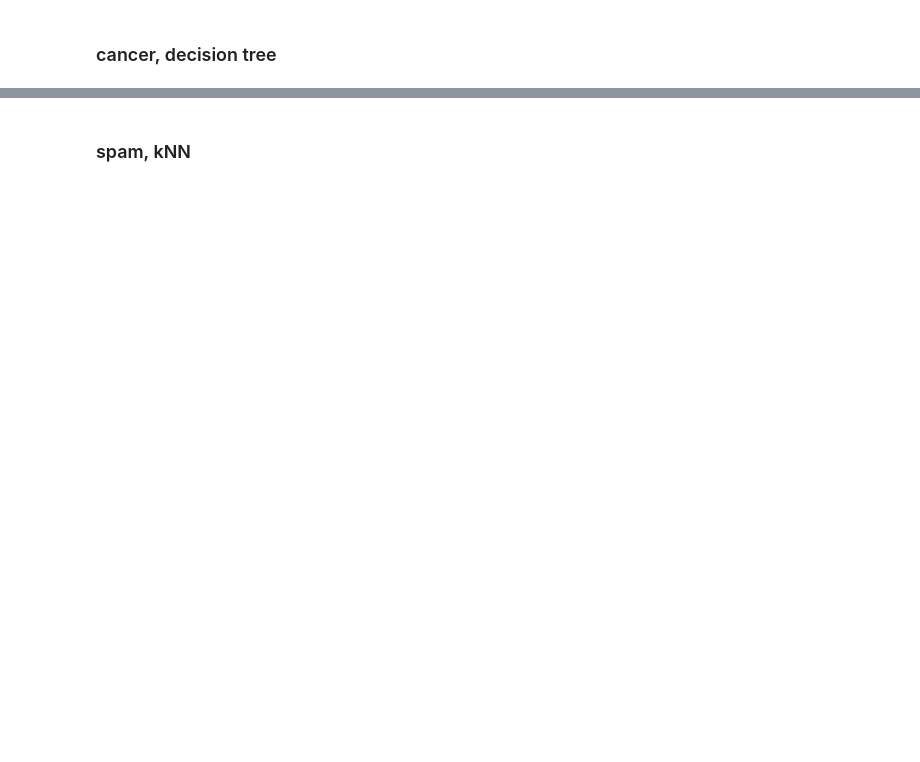
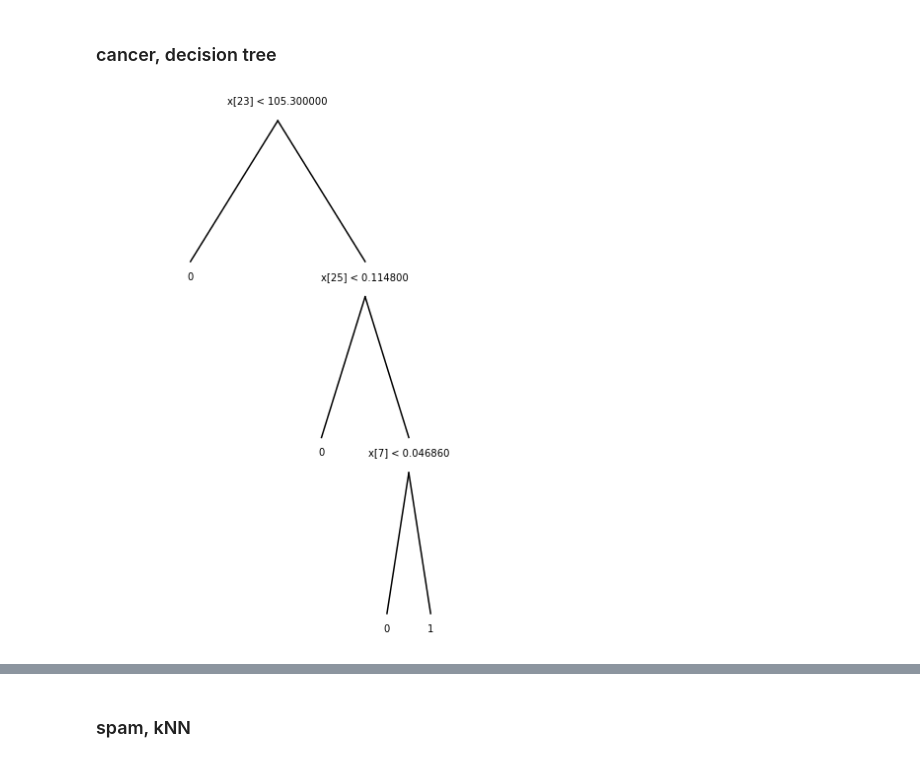
Before and after one commit to yegorov-boris/bioinf, a Jupyter notebook: HW3_Trees.ipynb, the cells around one changed output, grey strips where cells are left out. Cells and saved outputs as stored; diff of their text form; code cells hidden in the pictures; blank space fills up the shorter version.

```diff
--- a/HW3_Trees.ipynb
+++ b/HW3_Trees.ipynb
@@ -320,2 +319,10 @@ X_train, y_train = oversampling(X_train_imb, y_train_imb)
 # %% [markdown]
 ### cancer, decision tree
+# %%
+tree = DecisionTreeClassifier(max_depth=10, min_samples_leaf=5)
+X_train_imb, y_train_imb, X_test, y_test = train_test_split(X_cancer, y_cancer, 0.85)
+X_train, y_train = oversampling(X_train_imb, y_train_imb)
+tree.fit(X_train, y_train)
+draw_tree(tree)
+# %% [output]
+[figure, added]
```
Also changed, not shown: parts of 18 cells of this notebook.
